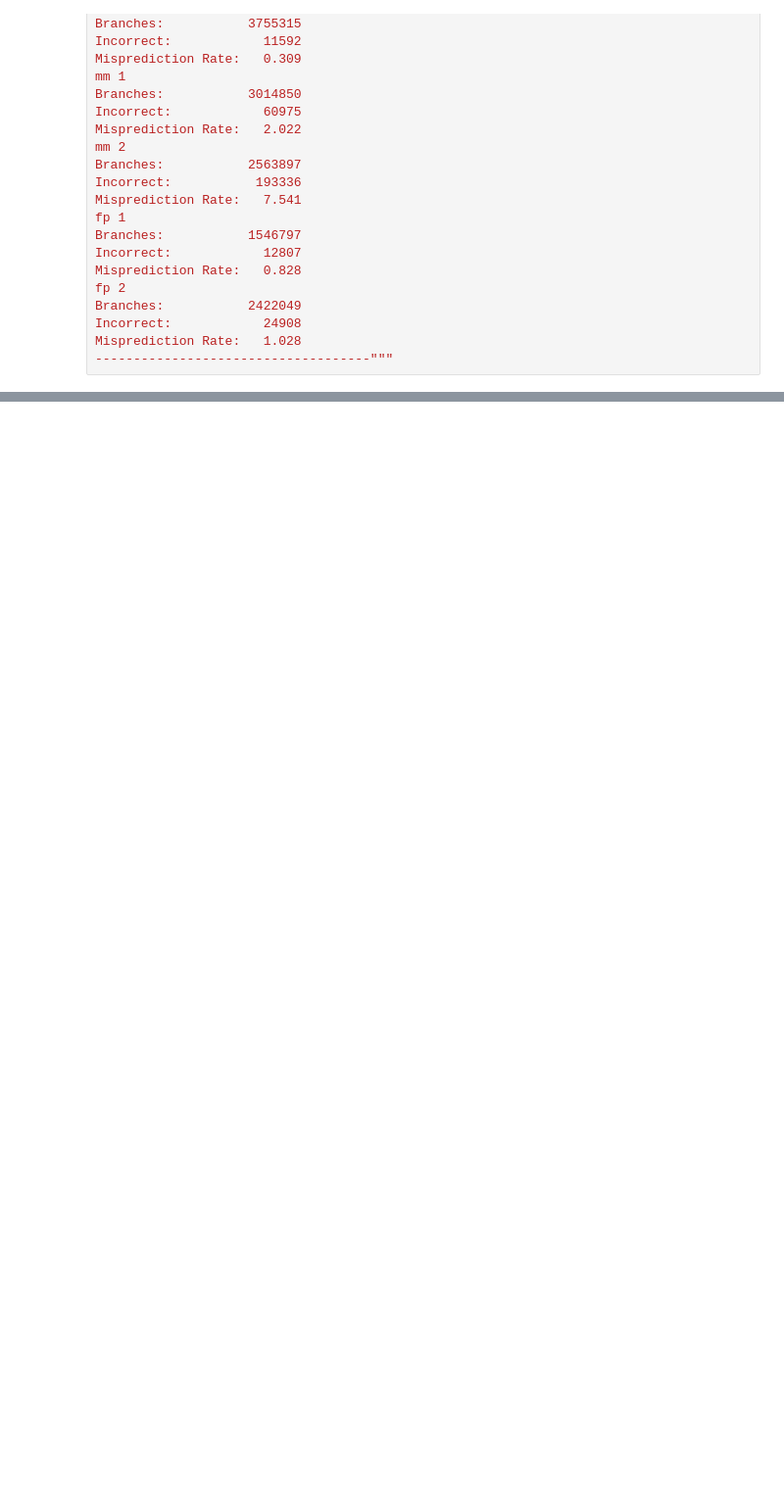
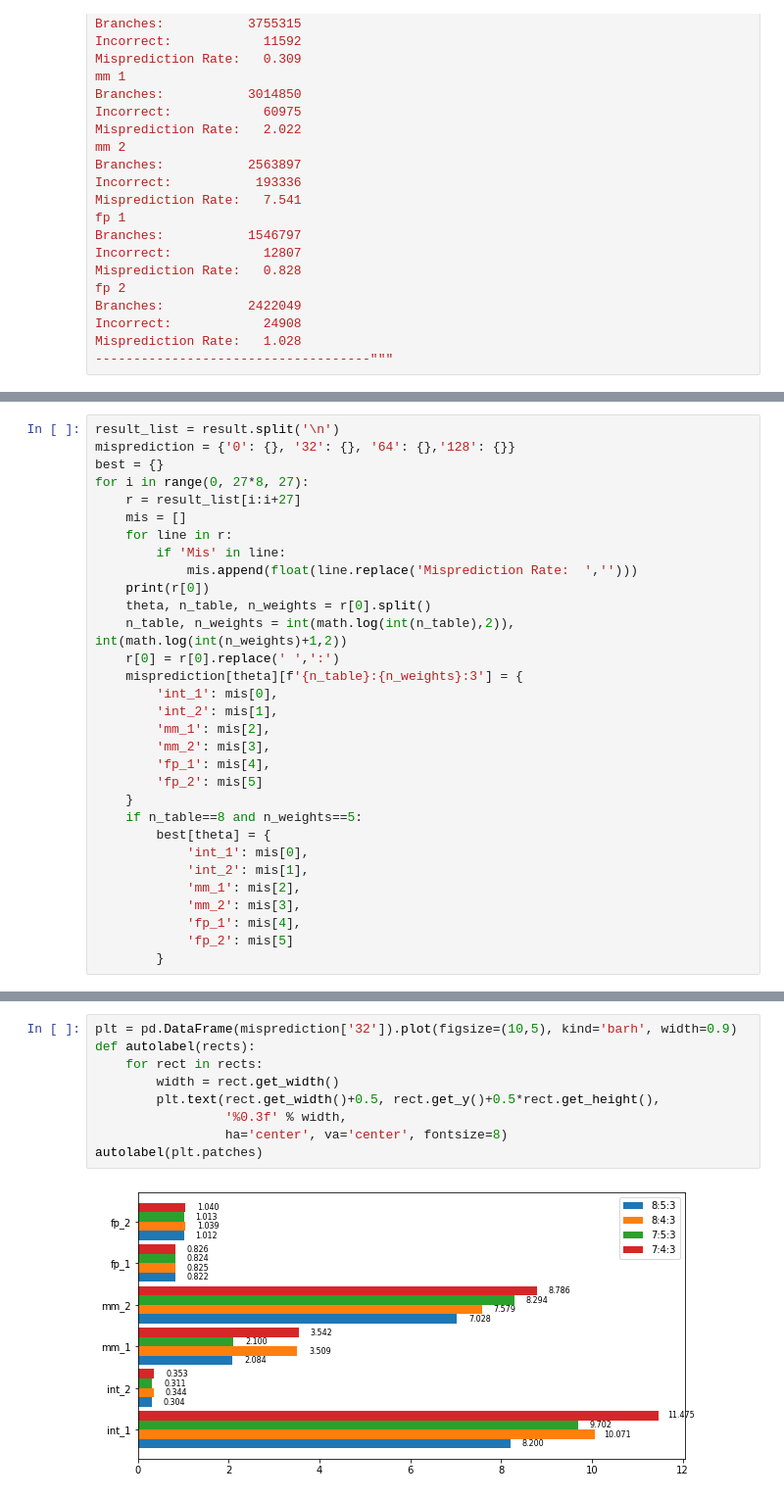
Before and after one commit to tanmaylaud/CSE240A, a Jupyter notebook: src/Perceptron_Plotting.ipynb, the cells around one changed output, grey strips where cells are left out. Shown at 98% size. Cells and saved outputs as stored; diff of their text form; blank space fills up the shorter version.

Commit message:
added perceptron plot

```diff
--- a/src/Perceptron_Plotting.ipynb
+++ b/src/Perceptron_Plotting.ipynb
@@ -220,0 +226,31 @@ Misprediction Rate:   1.028
+# %%
+result_list = result.split('\n')
+misprediction = {'0': {}, '32': {}, '64': {},'128': {}}
+best = {}
+for i in range(0, 27*8, 27):
+    r = result_list[i:i+27]
+    mis = []
+    for line in r:
+        if 'Mis' in line:
+            mis.append(float(line.replace('Misprediction Rate:  ','')))
+    print(r[0])
+    theta, n_table, n_weights = r[0].split()
+    n_table, n_weights = int(math.log(int(n_table),2)), int(math.log(int(n_weights)+1,2))
+    r[0] = r[0].replace(' ',':')
+    misprediction[theta][f'{n_table}:{n_weights}:3'] = {
+        'int_1': mis[0],
+        'int_2': mis[1],
+        'mm_1': mis[2],
+        'mm_2': mis[3],
+        'fp_1': mis[4],
+        'fp_2': mis[5]
+    }
+    if n_table==8 and n_weights==5:
+        best[theta] = {
+            'int_1': mis[0],
+            'int_2': mis[1],
+            'mm_1': mis[2],
+            'mm_2': mis[3],
+            'fp_1': mis[4],
+            'fp_2': mis[5]
+        }
@@ -220,0 +276,11 @@ Misprediction Rate:   1.028
+# %%
+plt = pd.DataFrame(misprediction['32']).plot(figsize=(10,5), kind='barh', width=0.9)
+def autolabel(rects):
+    for rect in rects:
+        width = rect.get_width()
+        plt.text(rect.get_width()+0.5, rect.get_y()+0.5*rect.get_height(),
+                 '%0.3f' % width,
+                 ha='center', va='center', fontsize=8)
+autolabel(plt.patches)
+# %% [output]
+[figure, added]
```
Also changed, not shown: parts of 5 cells of this notebook.
